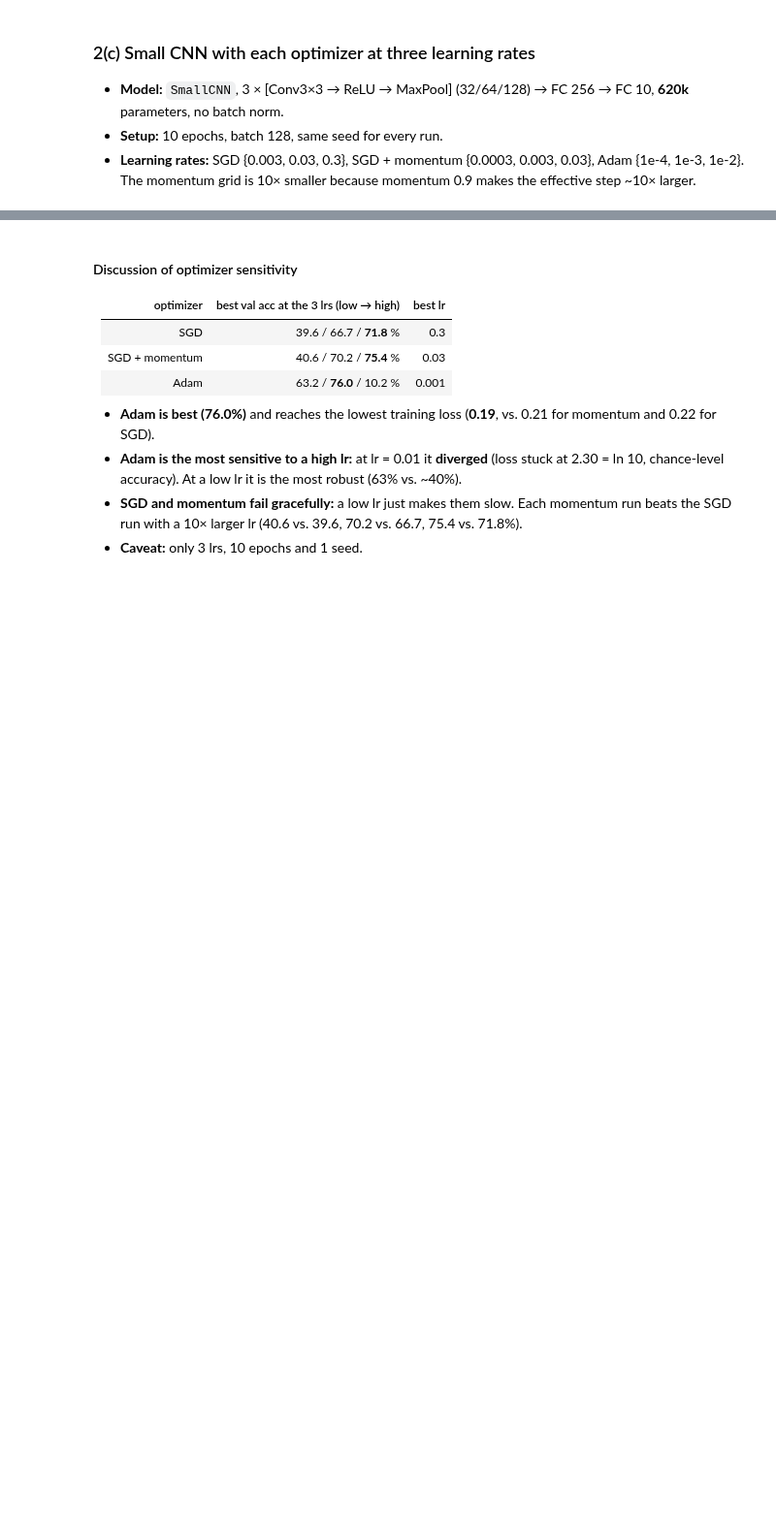
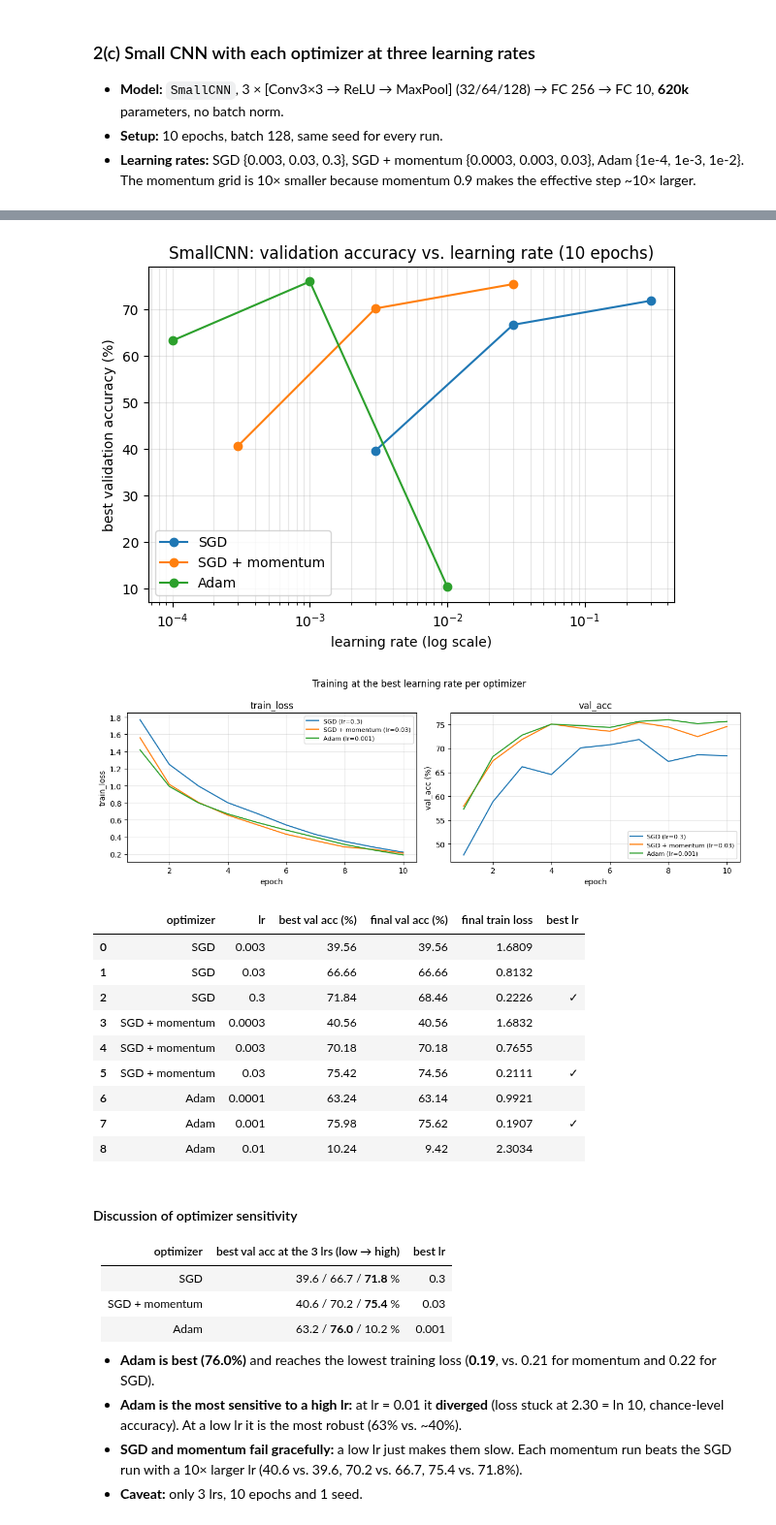
Before and after one commit to Sulojan2027/Vision_Coursework, a Jupyter notebook: Sem07_Deep_Learning_for_Vision/Assignment_2/assignment_2_cnn.ipynb, the cells around one changed output, grey strips where cells are left out. Shown at 97% size. Drawn from its saved outputs; the diff is of its cells as text; code cells hidden in the pictures; blank space fills up the shorter version.

```diff
--- a/Sem07_Deep_Learning_for_Vision/Assignment_2/assignment_2_cnn.ipynb
+++ b/Sem07_Deep_Learning_for_Vision/Assignment_2/assignment_2_cnn.ipynb
@@ -652,13 +704,13 @@ $f$ is **50× steeper in $y$ than in $x$**, which makes a long, narrow valley.
 - **Learning rates:** SGD {0.003, 0.03, 0.3}, SGD + momentum {0.0003, 0.003, 0.03}, Adam {1e-4, 1e-3, 1e-2}. The momentum grid is 10× smaller because momentum 0.9 makes the effective step ~10× larger.
 # %%
 class SmallCNN(nn.Module):
-    """3 x [Conv3x3 -> ReLU -> MaxPool2] (32/64/128) -> FC 256 -> FC 10. No batch norm."""
+    """3 x [Conv3x3 -> ReLU -> MaxPool2] (32/64/128) -> FC 256 -> FC 10, no batch norm."""
     def __init__(self, num_classes=10):
         super().__init__()
         self.features = nn.Sequential(
-            nn.Conv2d(3, 32, 3, padding=1), nn.ReLU(), nn.MaxPool2d(2),     # 32x32 -> 16x16
-            nn.Conv2d(32, 64, 3, padding=1), nn.ReLU(), nn.MaxPool2d(2),    # 16x16 -> 8x8
-            nn.Conv2d(64, 128, 3, padding=1), nn.ReLU(), nn.MaxPool2d(2),   # 8x8 -> 4x4
+            nn.Conv2d(3, 32, 3, padding=1), nn.ReLU(), nn.MaxPool2d(2),    # 32 -> 16
+            nn.Conv2d(32, 64, 3, padding=1), nn.ReLU(), nn.MaxPool2d(2),   # 16 -> 8
+            nn.Conv2d(64, 128, 3, padding=1), nn.ReLU(), nn.MaxPool2d(2),  # 8 -> 4
         )
         self.classifier = nn.Sequential(
             nn.Flatten(),
@@ -681,11 +735,12 @@ GRID = {
 opt_hist = {}
 for name, (cls, kw, lrs) in GRID.items():
     for lr in lrs:
-        set_seed()                                   # same init + batch order for every run
+        set_seed()                      # same init + batch order for every run
         model = SmallCNN().to(DEVICE)
         opt = cls(model.parameters(), lr=lr, **kw)
         t0 = time.time()
-        opt_hist[(name, lr)] = fit(model, train_loader, val_loader, opt, EPOCHS_OPT, verbose=False)
+        opt_hist[(name, lr)] = fit(model, train_loader, val_loader, opt, EPOCHS_OPT,
+                                   verbose=False)
         h = opt_hist[(name, lr)]
         print(f"{name:15s} lr={lr:<7g} | final train loss {h['train_loss'][-1]:.4f} "
               f"| best val acc {max(h['val_acc'])*100:5.2f}% | {time.time() - t0:.0f}s")
@@ -692,32 +757,47 @@ for name, (cls, kw, lrs) in GRID.items():
 # %%
 best_lr = {}
 fig, ax = plt.subplots(figsize=(7, 4.5))
 for name, (_, _, lrs) in GRID.items():
     best_val = [max(opt_hist[(name, lr)]["val_acc"]) * 100 for lr in lrs]
     best_lr[name] = lrs[int(np.argmax(best_val))]
     ax.plot(lrs, best_val, "o-", label=name)
 ax.set_xscale("log")
 ax.set_xlabel("learning rate (log scale)"); ax.set_ylabel("best validation accuracy (%)")
 ax.set_title(f"SmallCNN: validation accuracy vs. learning rate ({EPOCHS_OPT} epochs)")
 ax.grid(alpha=0.3, which="both"); ax.legend()
 plt.show()
 
-plot_history({f"{name} (lr={best_lr[name]:g})": opt_hist[(name, best_lr[name])] for name in GRID},
-             keys=("train_loss", "val_acc"), title="Training at the best learning rate per optimizer")
+plot_history({f"{name} (lr={best_lr[name]:g})": opt_hist[(name, best_lr[name])]
+              for name in GRID},
+             keys=("train_loss", "val_acc"),
+             title="Training at the best learning rate per optimizer")
 
 rows = []
 for name, (_, _, lrs) in GRID.items():
     for lr in lrs:
         h = opt_hist[(name, lr)]
         rows.append({
             "optimizer": name,
             "lr": f"{lr:g}",
             "best val acc (%)": round(max(h["val_acc"]) * 100, 2),
             "final val acc (%)": round(h["val_acc"][-1] * 100, 2),
             "final train loss": round(h["train_loss"][-1], 4),
             "best lr": "✓" if lr == best_lr[name] else "",
         })
 pd.DataFrame(rows)
+# %% [output]
+[figure, added]
+[figure, added]
+|  | optimizer | lr | best val acc (%) | final val acc (%) | final train loss | best lr |
+| 0 | SGD | 0.003 | 39.56 | 39.56 | 1.6809 |  |
+| 1 | SGD | 0.03 | 66.66 | 66.66 | 0.8132 |  |
+| 2 | SGD | 0.3 | 71.84 | 68.46 | 0.2226 | ✓ |
+| 3 | SGD + momentum | 0.0003 | 40.56 | 40.56 | 1.6832 |  |
+| 4 | SGD + momentum | 0.003 | 70.18 | 70.18 | 0.7655 |  |
+| 5 | SGD + momentum | 0.03 | 75.42 | 74.56 | 0.2111 | ✓ |
+| 6 | Adam | 0.0001 | 63.24 | 63.14 | 0.9921 |  |
+| 7 | Adam | 0.001 | 75.98 | 75.62 | 0.1907 | ✓ |
+| 8 | Adam | 0.01 | 10.24 | 9.42 | 2.3034 |  |
 # %% [markdown]
 #### Discussion of optimizer sensitivity
 
```
Also changed, not shown: parts of 25 cells of this notebook, 1 other file.
